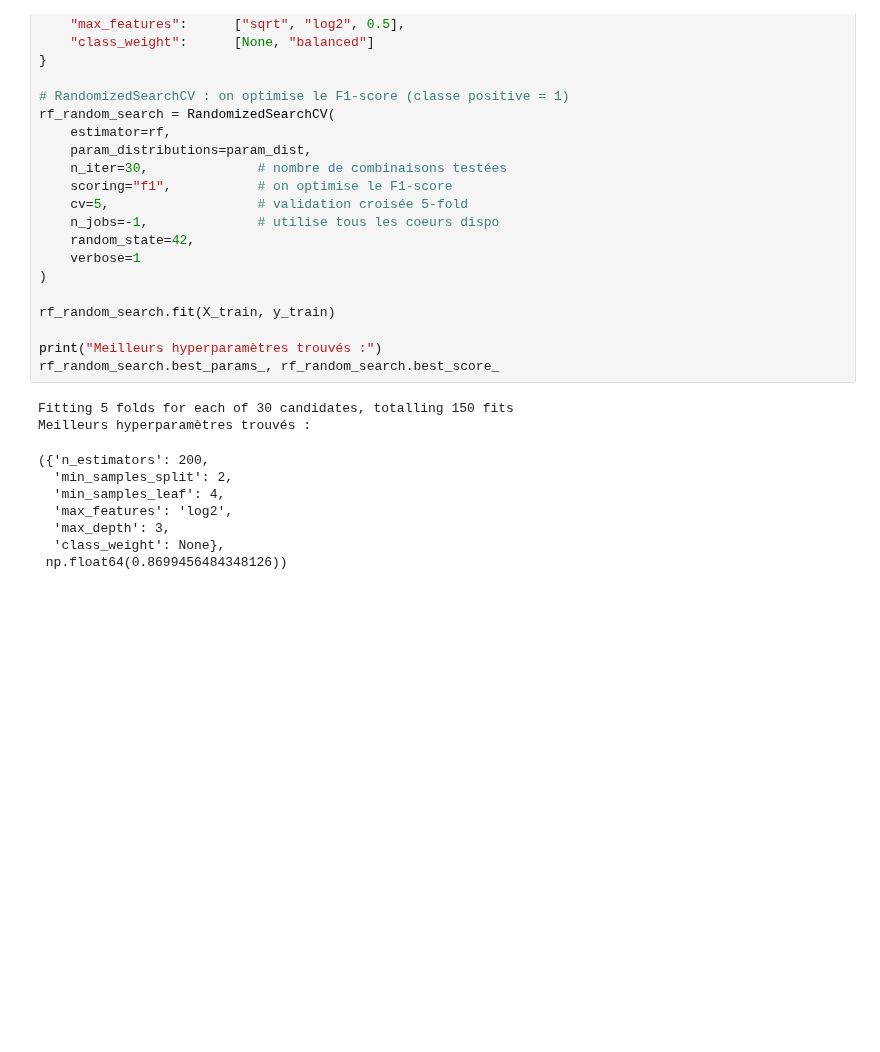
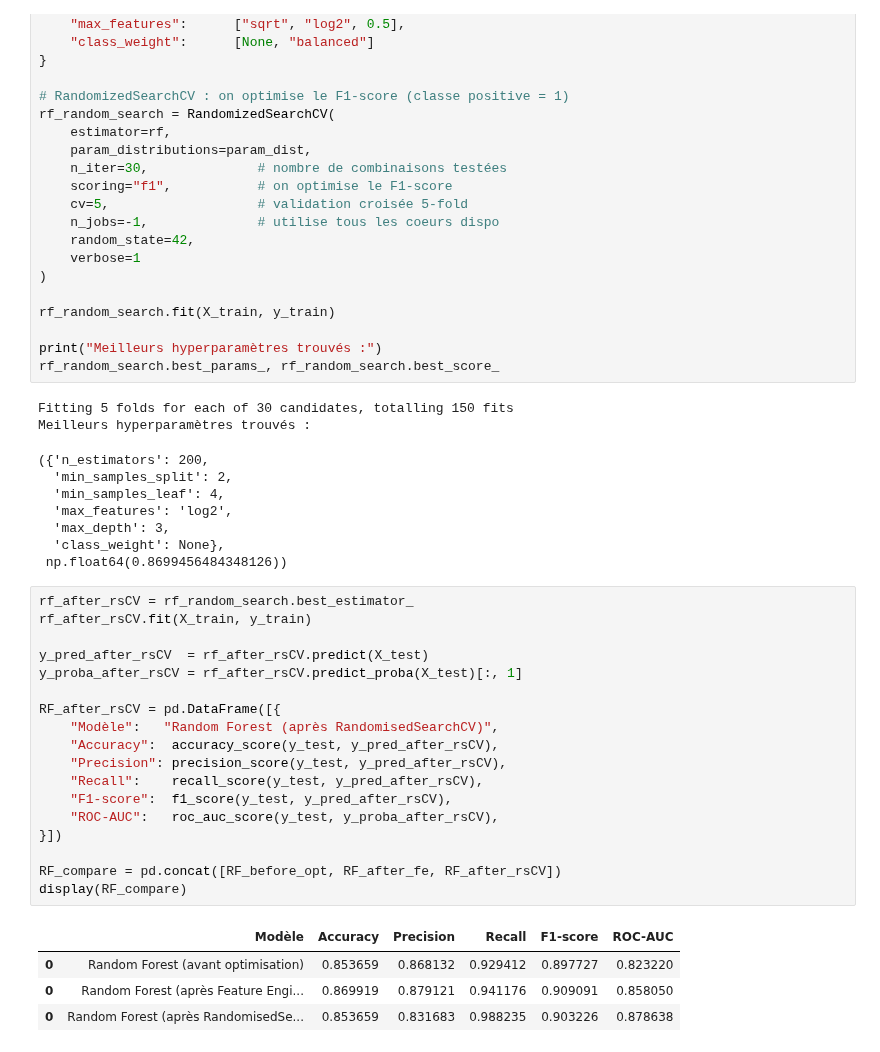
Before and after one commit to ach224/Prediction_eligibilite_pret_bancaire, a Jupyter notebook: Projet_1_–_Prédiction_de_l’éligibilité_à_un_prêt_bancaire.ipynb, the cells around one changed output. Saved outputs shown, nothing was run; the diff lists cells and outputs as text; blank space fills up the shorter version.

```diff
--- a/Projet_1_–_Prédiction_de_l’éligibilité_à_un_prêt_bancaire.ipynb
+++ b/Projet_1_–_Prédiction_de_l’éligibilité_à_un_prêt_bancaire.ipynb
@@ -1135,3 +1135,26 @@ Meilleurs hyperparamètres trouvés :
   'max_depth': 3,
   'class_weight': None},
  np.float64(0.8699456484348126))
+# %%
+rf_after_rsCV = rf_random_search.best_estimator_
+rf_after_rsCV.fit(X_train, y_train)
+
+y_pred_after_rsCV  = rf_after_rsCV.predict(X_test)
+y_proba_after_rsCV = rf_after_rsCV.predict_proba(X_test)[:, 1]
+
+RF_after_rsCV = pd.DataFrame([{
+    "Modèle":   "Random Forest (après RandomisedSearchCV)",
+    "Accuracy":  accuracy_score(y_test, y_pred_after_rsCV),
+    "Precision": precision_score(y_test, y_pred_after_rsCV),
+    "Recall":    recall_score(y_test, y_pred_after_rsCV),
+    "F1-score":  f1_score(y_test, y_pred_after_rsCV),
+    "ROC-AUC":   roc_auc_score(y_test, y_proba_after_rsCV),
+}])
+
+RF_compare = pd.concat([RF_before_opt, RF_after_fe, RF_after_rsCV])
+display(RF_compare)
+# %% [output]
+|  | Modèle | Accuracy | Precision | Recall | F1-score | ROC-AUC |
+| 0 | Random Forest (avant optimisation) | 0.853659 | 0.868132 | 0.929412 | 0.897727 | 0.823220 |
+| 0 | Random Forest (après Feature Engi... | 0.869919 | 0.879121 | 0.941176 | 0.909091 | 0.858050 |
+| 0 | Random Forest (après RandomisedSe... | 0.853659 | 0.831683 | 0.988235 | 0.903226 | 0.878638 |
```
Also changed, not shown: parts of 5 cells of this notebook.
